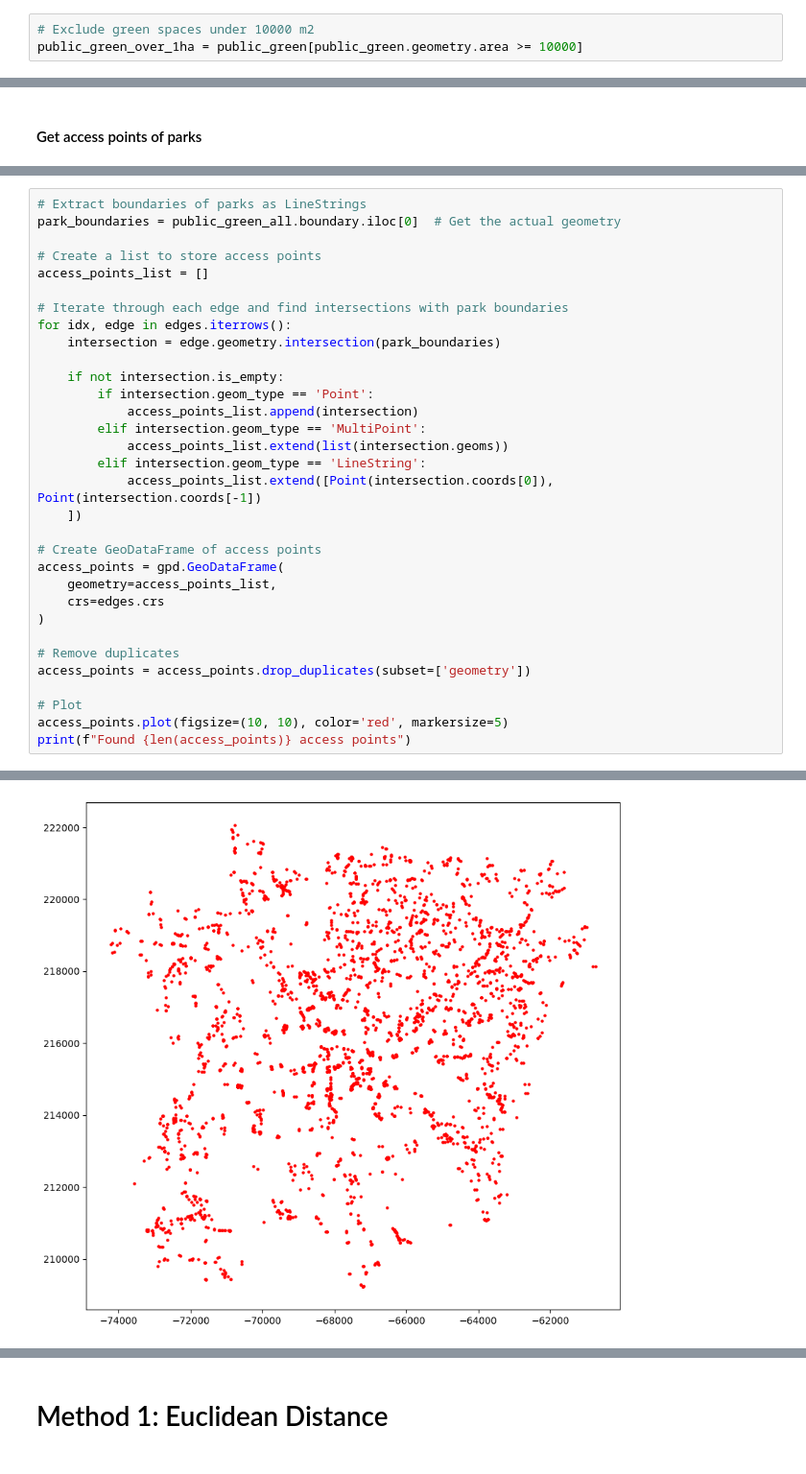
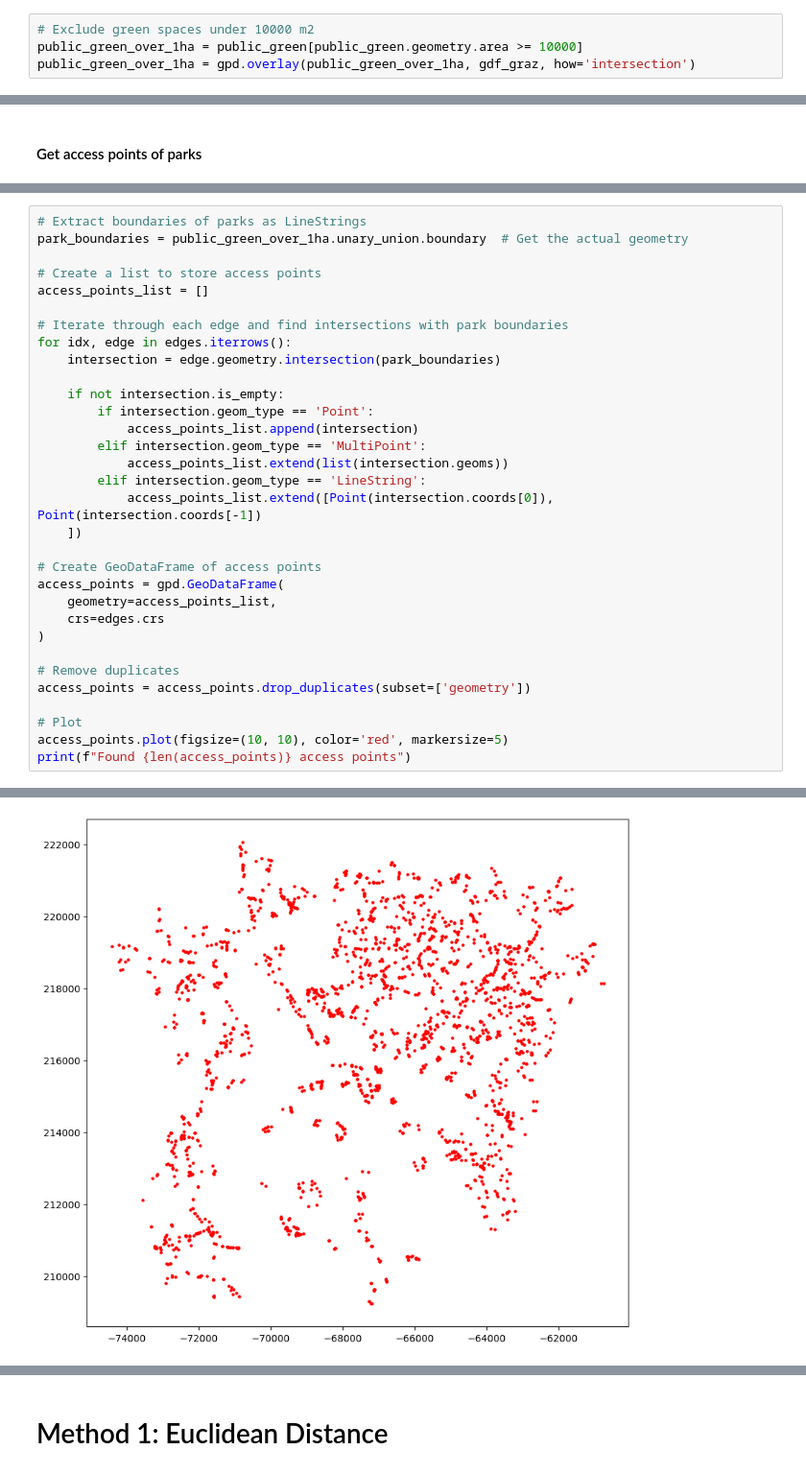
Before and after one commit to tobiashochreiter/Mid-Term-Project-GIS-Analysis-2, a Jupyter notebook: group4_midterm.ipynb, the cells around one changed output, grey strips where cells are left out. Shown at 96% size. Saved outputs shown, nothing was run; the diff lists cells and outputs as text.

```diff
--- a/group4_midterm.ipynb
+++ b/group4_midterm.ipynb
@@ -218,6 +213,7 @@ public_green['category'] = public_green.apply(categorize_green_space, axis=1)
 # %%
 # Exclude green spaces under 10000 m2
 public_green_over_1ha = public_green[public_green.geometry.area >= 10000]
+public_green_over_1ha = gpd.overlay(public_green_over_1ha, gdf_graz, how='intersection')
 # %%
 # Visualization of public green areas, with and without green spaces <1ha
 map_public = KeplerGl(height=600)
@@ -252,6 +257,6 @@ public_green_graz = gpd.clip(public_green_all, gdf_graz)
 # %%
 # Extract boundaries of parks as LineStrings
-park_boundaries = public_green_all.boundary.iloc[0]  # Get the actual geometry
+park_boundaries = public_green_over_1ha.unary_union.boundary  # Get the actual geometry
 
 # Create a list to store access points
 access_points_list = []
@@ -286,4 +291,4 @@ Found 3004 access points
-[figure, old version]
+[figure, new version]
 # %%
 # Visualization of access points, green spaces and street network
 map_access = KeplerGl(height=600)
```
Also changed, not shown: parts of 36 cells of this notebook.
